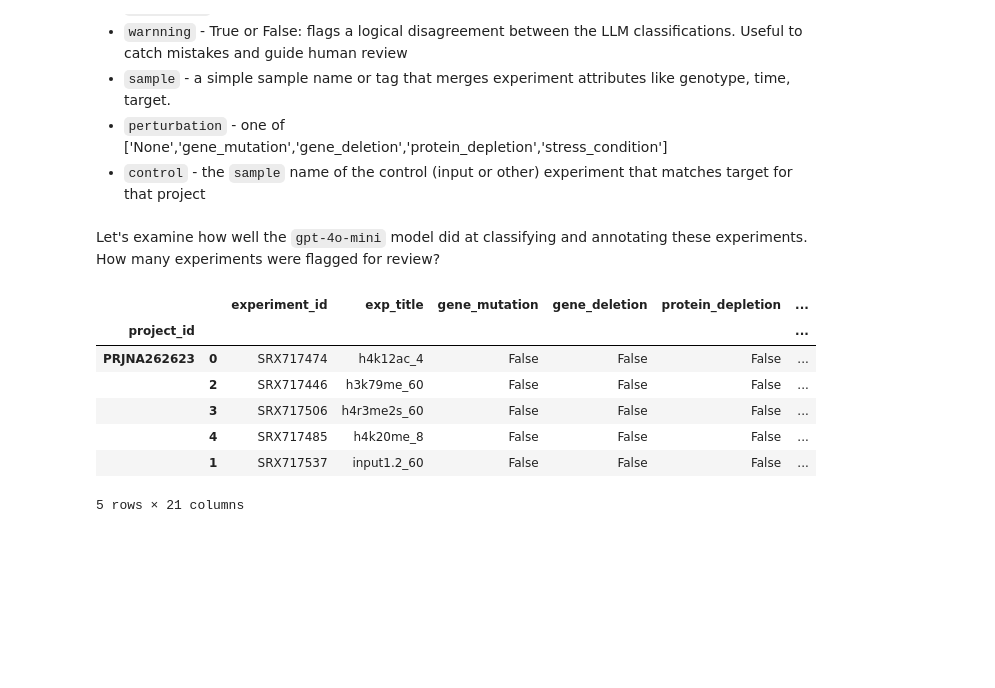
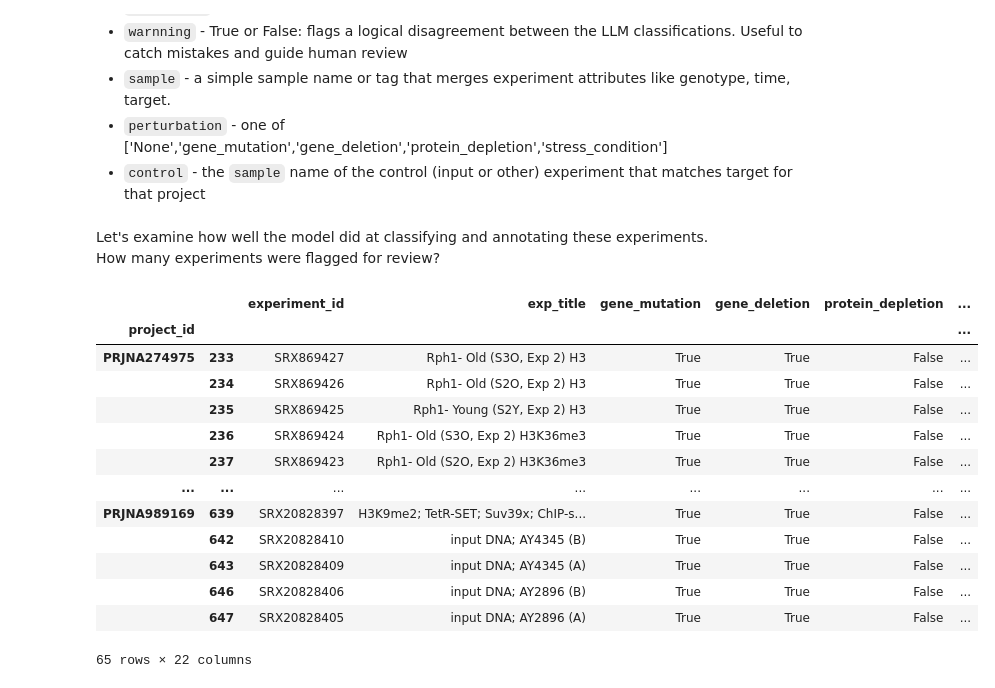
Before and after one commit to mniederhuber/LLoMics, a Jupyter notebook: vignette/yeast_histone.ipynb, the cells around one changed output. Drawn from its saved outputs; the diff is of its cells as text; code cells hidden in the pictures; blank space fills up the shorter version.

```diff
--- a/vignette/yeast_histone.ipynb
+++ b/vignette/yeast_histone.ipynb
@@ -26,5 +27,5 @@ By default, we don't have to provide any other arguments to just get metadata fo
 # %%
-meta = sragent.gather(projects)
-#meta = pd.read_csv('sragent_output/metadata.csv')
+#meta = sragent.gather(projects)
+meta = pd.read_csv('sragent_output/metadata.csv')
 meta
 # %% [output]
@@ -97,7 +95,7 @@ By default `annotate()` will save the annotation as a csv, but we can store the
 # %%
 #test = ptm_meta[ptm_meta['project_id'] == 'PRJNA262623']
-ptm_meta_annotated = sragent.annotate(ptm_meta,
-                                      model_summary = 'gpt-4o-mini',
-                                      model_annotation = 'gpt-4o-2024-08-06',
-                                      annotate = True)
+ptm_meta_annotated = sragent.gather(ptm_meta,
+                                    model_summary = 'gpt-4o-mini',
+                                    model_annotation = 'gpt-4o-2024-08-06',
+                                    annotate = True)
 # %% [output]
@@ -150,17 +147,24 @@ Let's take a look at the output, which should be saved as `annotation_FULL.csv`
 - `perturbation` - one of ['None','gene_mutation','gene_deletion','protein_depletion','stress_condition']
 - `control` - the `sample` name of the control (input or other) experiment that matches target for that project
 # %% [markdown]
-Let's examine how well the `gpt-4o-mini` model did at classifying and annotating these experiments.\
+Let's examine how well the model did at classifying and annotating these experiments.\
 How many experiments were flagged for review?
 # %%
-ptm_meta_annotated
-#print(ptm_meta_annotated[ptm_meta_annotated['warning']])
+#ptm_meta_annotated
+warnings = ptm_meta_annotated[ptm_meta_annotated['warning']]
+warnings
 # %% [output]
 |  |  | experiment_id | exp_title | gene_mutation | gene_deletion | protein_depletion | ... |
 | project_id |  |  |  |  |  |  | ... |
-| PRJNA262623 | 0 | SRX717474 | h4k12ac_4 | False | False | False | ... |
-|  | 2 | SRX717446 | h3k79me_60 | False | False | False | ... |
-|  | 3 | SRX717506 | h4r3me2s_60 | False | False | False | ... |
-|  | 4 | SRX717485 | h4k20me_8 | False | False | False | ... |
-|  | 1 | SRX717537 | input1.2_60 | False | False | False | ... |
+| PRJNA274975 | 233 | SRX869427 | Rph1- Old (S3O, Exp 2) H3 | True | True | False | ... |
+|  | 234 | SRX869426 | Rph1- Old (S2O, Exp 2) H3 | True | True | False | ... |
+|  | 235 | SRX869425 | Rph1- Young (S2Y, Exp 2) H3 | True | True | False | ... |
+|  | 236 | SRX869424 | Rph1- Old (S3O, Exp 2) H3K36me3 | True | True | False | ... |
+|  | 237 | SRX869423 | Rph1- Old (S2O, Exp 2) H3K36me3 | True | True | False | ... |
+| ... | ... | ... | ... | ... | ... | ... | ... |
+| PRJNA989169 | 639 | SRX20828397 | H3K9me2; TetR-SET; Suv39x; ChIP-s... | True | True | False | ... |
+|  | 642 | SRX20828410 | input DNA; AY4345 (B) | True | True | False | ... |
+|  | 643 | SRX20828409 | input DNA; AY4345 (A) | True | True | False | ... |
+|  | 646 | SRX20828406 | input DNA; AY2896 (B) | True | True | False | ... |
+|  | 647 | SRX20828405 | input DNA; AY2896 (A) | True | True | False | ... |
-5 rows × 21 columns
+65 rows × 22 columns
```
Also changed, not shown: parts of 21 cells of this notebook, 5 other files.
